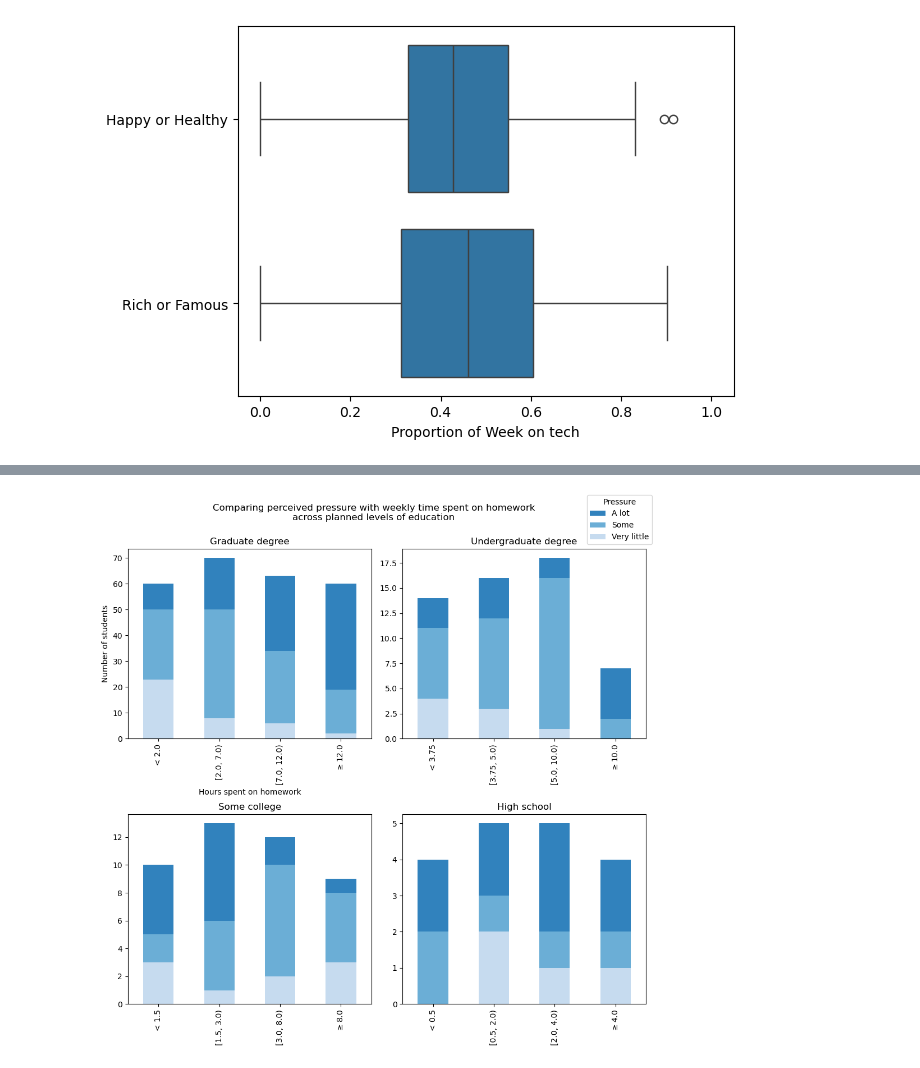
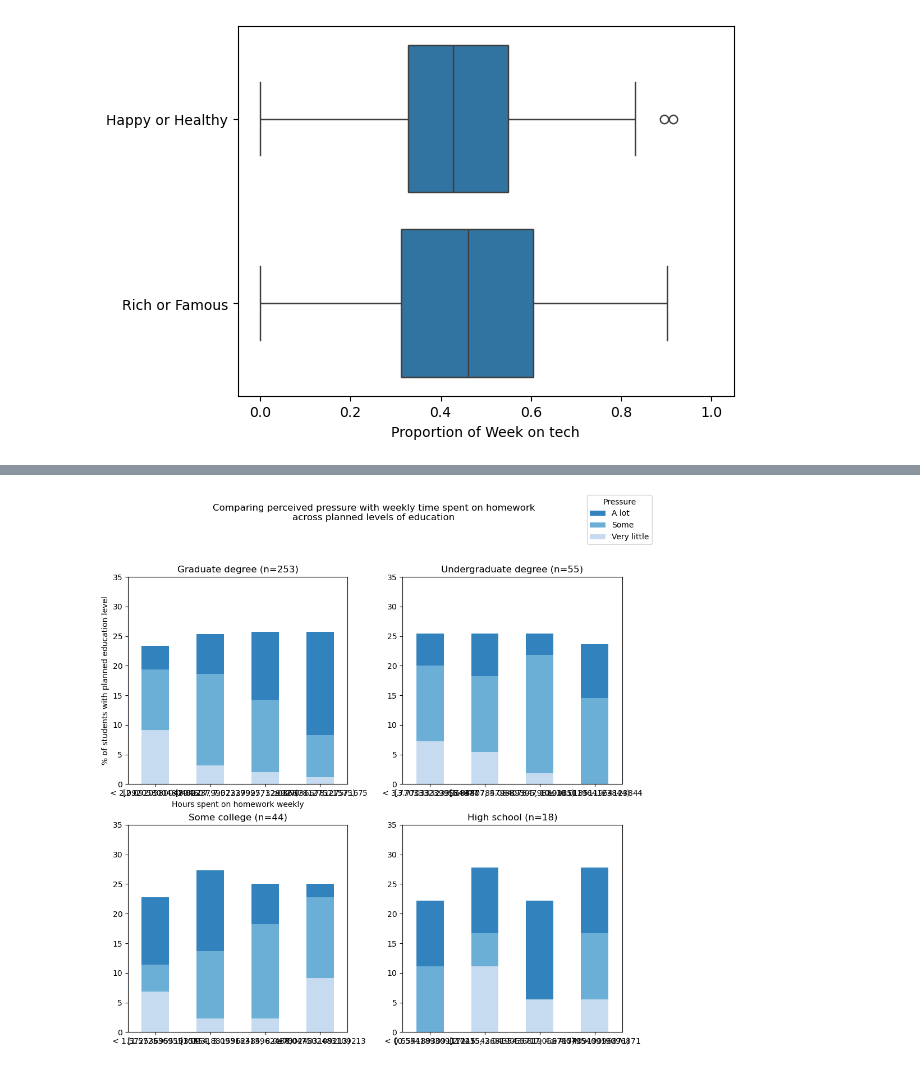
Before and after one commit to k-uu/data_vis, a Jupyter notebook: explore.ipynb, the cells around one changed output, grey strips where cells are left out. Saved outputs shown, nothing was run; the diff lists cells and outputs as text; code cells hidden in the pictures.

```diff
--- a/explore.ipynb
+++ b/explore.ipynb
@@ -484,39 +487,46 @@ fig.set_size_inches(10, 10)
 levels = ['Graduate degree', 'Undergraduate degree', 'Some college',
                     'High school']
 
 tab20c = plt.color_sequences["tab20c"]
 colors = [tab20c[i] for i in [3, 1, 0]]
+y_range = np.arange(0, 40, 5)
 
 for level, ax in zip(levels, axes.flatten()):
 
     mask = ed_level == level
-    print(np.unique_counts(study_hrs[mask]))
-    study_q, bins = pd.qcut(study_hrs[mask], q, labels=False,
+    # determine the total number of students in the table.
+    n_students = np.sum(mask) - \
+    np.sum(np.isnan(study_hrs[mask]) | pd.isna(ed['Pressure from schoolwork']))
+
+    study_q, bins = pd.qcut(study_hrs[mask],
+                            q, labels=False,
                             retbins=True)
 
     ct = pd.crosstab(study_q, ed['Pressure from schoolwork'],
-                    rownames=['Hours doing homework'])
+                    rownames=['Hours doing homework'], normalize='all')
+    ct = ct.map(lambda x: x*100)
     ct.plot(kind='bar', ax=ax, legend=False, xlabel="",
             stacked=True, color=colors)
-    ax.set_title(level)
+    ax.set_title(f"{level} (n={n_students})")
 
     x_ticks = [f"< {bins[1]}", f"[{bins[1]}, {bins[2]})",
                f"[{bins[2]}, {bins[3]})", f"$\\geq${bins[3]}"]
-    ax.set_xticklabels(x_ticks)
+    ax.set_xticks(range(len(x_ticks)), labels=x_ticks, rotation=0)
+    ax.set_yticks(y_range)
 
 # Create shared legend.
 handles, labels = axes[0, 0].get_legend_handles_labels()
 fig.legend(handles[::-1], labels[::-1], loc='upper right',
            title='Pressure')
 
 # Create a shared x label at top left
-axes[0, 0].set_xlabel("Hours spent on homework")
-axes[0, 0].set_ylabel("Number of students")
+axes[0, 0].set_xlabel("Hours spent on homework weekly")
+axes[0, 0].set_ylabel("% of students with planned education level")
 
 fig.suptitle("Comparing perceived pressure with weekly time spent on homework\n" \
              "across planned levels of education")
 fig.tight_layout()
-plt.subplots_adjust(top=0.9)
+plt.subplots_adjust(top=0.85)
 plt.show()
 # %% [output]
-[figure, old version]
+[figure, new version]
```
Also changed, not shown: parts of 1 cell of this notebook, 1 other file.
